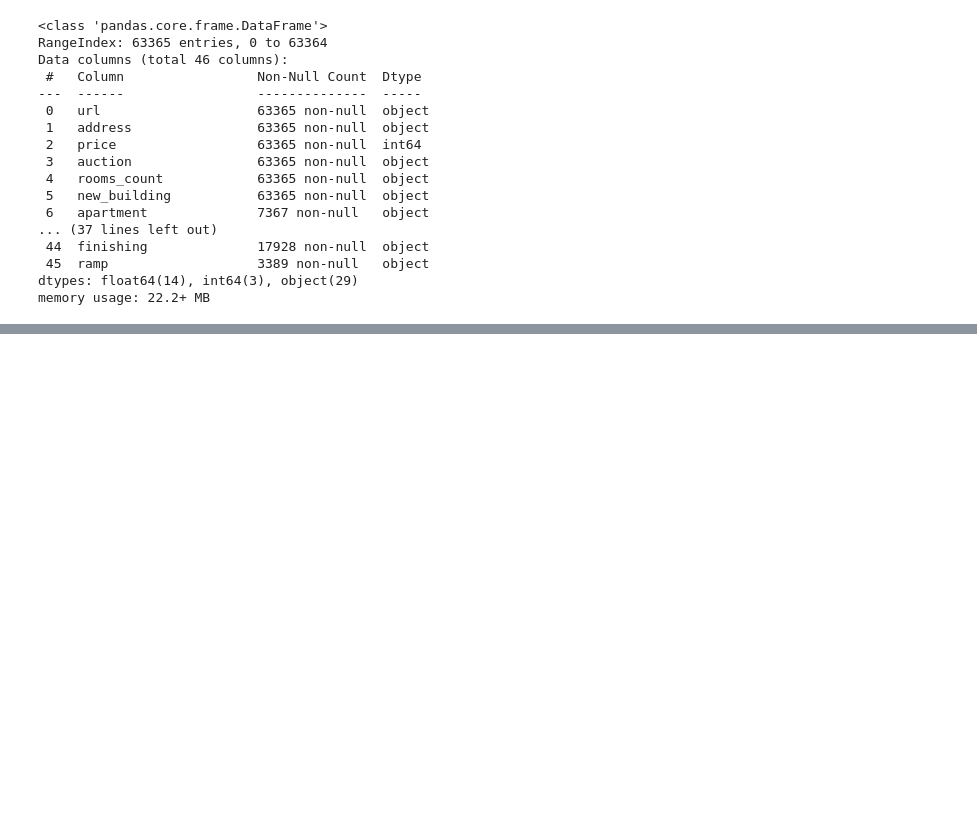
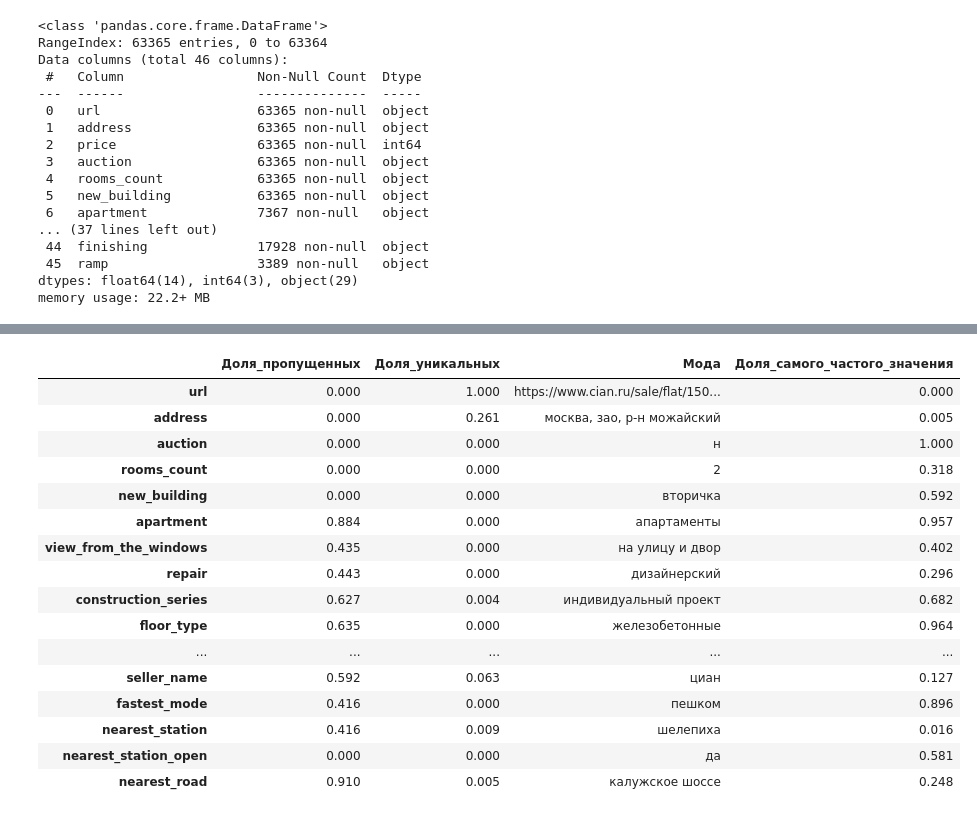
Before and after one commit to AyuKamakin/Abd_prj_25_26_team_40, a Jupyter notebook: EDA.ipynb, the cells around one changed output, grey strips where cells are left out. Cells and saved outputs as stored; diff of their text form; code cells hidden in the pictures; blank space fills up the shorter version.

```diff
--- a/EDA.ipynb
+++ b/EDA.ipynb
@@ -197,0 +418,10 @@ plt.show()
+# %%
+def parse_seller(cell):
+    if not isinstance(cell, str) or cell.strip() == "":
+        return pd.Series([None, None])
+    parts = cell.split(",", 1)
+    seller_type = parts[0].strip()
+    seller_name = parts[1].strip() if len(parts)>1 else None
+    return pd.Series([seller_type, seller_name])
+
+df[["seller_type", "seller_name"]] = df["seller"].apply(parse_seller)
@@ -197,0 +689,20 @@ plt.show()
+# %%
+st[1]
+# %% [output]
+|  | Доля_пропущенных | Доля_уникальных | Мода | Доля_самого_частого_значения |
+| url | 0.000 | 1.000 | https://www.cian.ru/sale/flat/150... | 0.000 |
+| address | 0.000 | 0.261 | москва, зао, р-н можайский | 0.005 |
+| auction | 0.000 | 0.000 | н | 1.000 |
+| rooms_count | 0.000 | 0.000 | 2 | 0.318 |
+| new_building | 0.000 | 0.000 | вторичка | 0.592 |
+| apartment | 0.884 | 0.000 | апартаменты | 0.957 |
+| view_from_the_windows | 0.435 | 0.000 | на улицу и двор | 0.402 |
+| repair | 0.443 | 0.000 | дизайнерский | 0.296 |
+| construction_series | 0.627 | 0.004 | индивидуальный проект | 0.682 |
+| floor_type | 0.635 | 0.000 | железобетонные | 0.964 |
+| ... | ... | ... | ... | ... |
+| seller_name | 0.592 | 0.063 | циан | 0.127 |
+| fastest_mode | 0.416 | 0.000 | пешком | 0.896 |
+| nearest_station | 0.416 | 0.009 | шелепиха | 0.016 |
+| nearest_station_open | 0.000 | 0.000 | да | 0.581 |
+| nearest_road | 0.910 | 0.005 | калужское шоссе | 0.248 |
```
Also changed, not shown: parts of 53 cells of this notebook.
